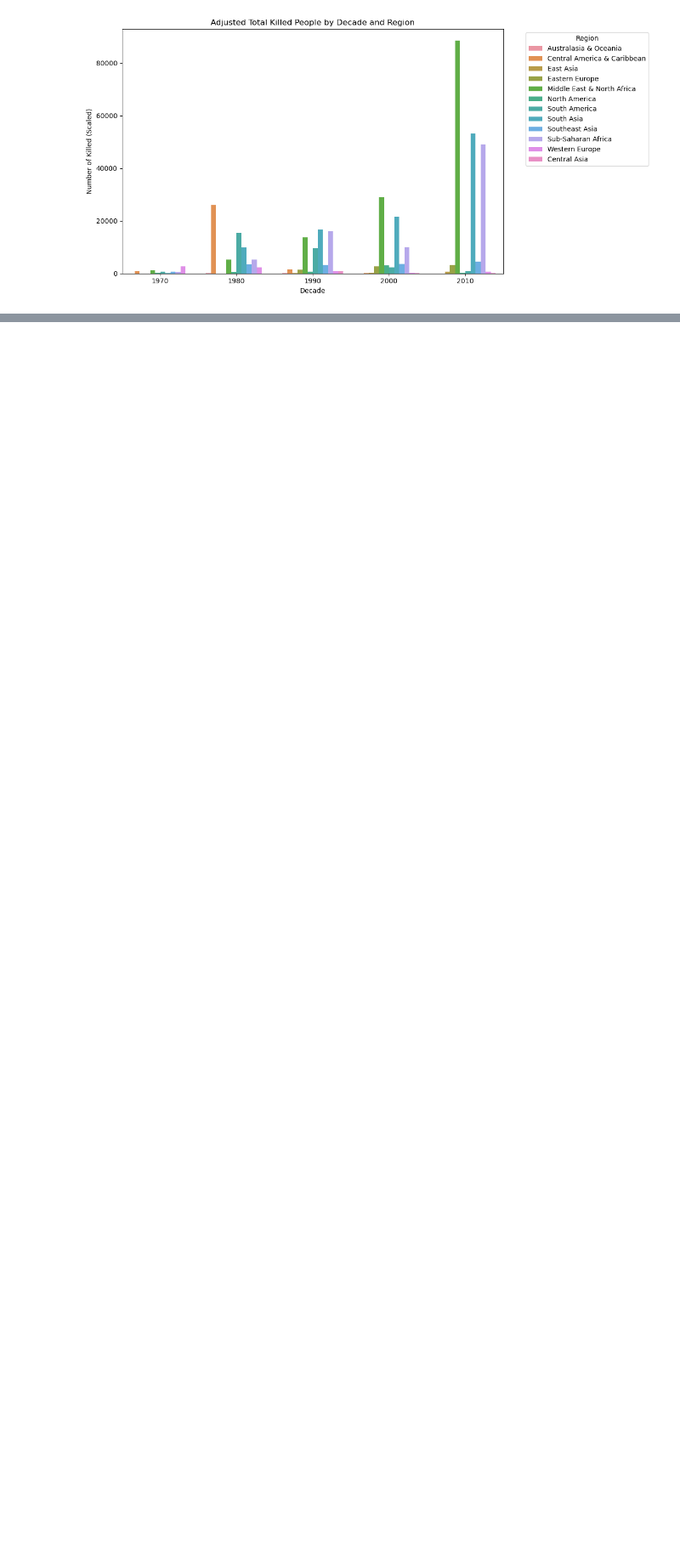
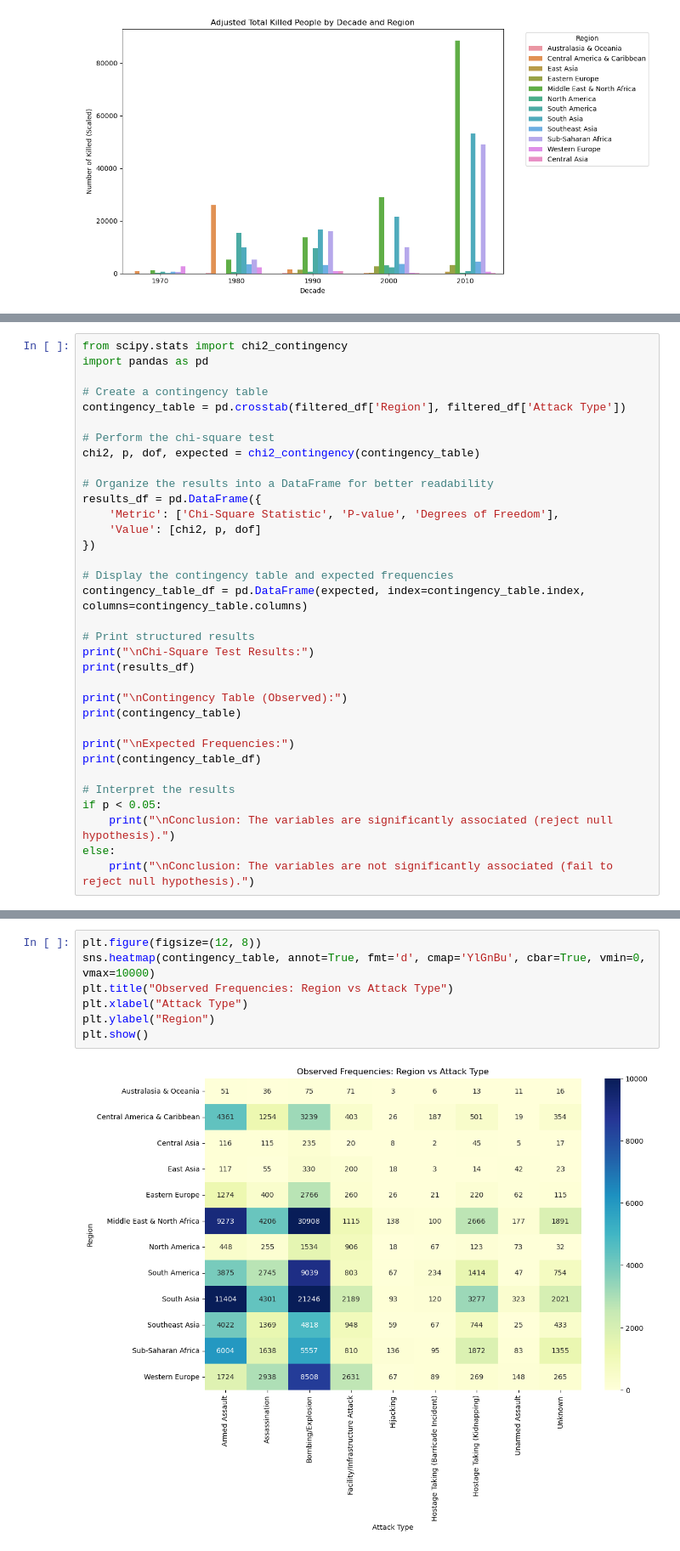
Before and after one commit to yllberisha/Global-Terrorism-Dataset-Analysis, a Jupyter notebook: preprocessing.ipynb, the cells around one changed output, grey strips where cells are left out. Shown at 85% size. Saved outputs shown, nothing was run; the diff lists cells and outputs as text; blank space fills up the shorter version.

```diff
--- a/preprocessing.ipynb
+++ b/preprocessing.ipynb
@@ -463,3 +465,37 @@ plt.suptitle('Scatter Matrix of Selected Numeric Attributes (Capped)', fontsize=
 plt.show()
 # %% [output]
 [figure]
+# %%
+from scipy.stats import chi2_contingency
+import pandas as pd
+
+# Create a contingency table
+contingency_table = pd.crosstab(filtered_df['Region'], filtered_df['Attack Type'])
+
+# Perform the chi-square test
+chi2, p, dof, expected = chi2_contingency(contingency_table)
+
+# Organize the results into a DataFrame for better readability
+results_df = pd.DataFrame({
+    'Metric': ['Chi-Square Statistic', 'P-value', 'Degrees of Freedom'],
+    'Value': [chi2, p, dof]
+})
+
+# Display the contingency table and expected frequencies
+contingency_table_df = pd.DataFrame(expected, index=contingency_table.index, columns=contingency_table.columns)
+
+# Print structured results
+print("\nChi-Square Test Results:")
+print(results_df)
+
+print("\nContingency Table (Observed):")
+print(contingency_table)
+
+print("\nExpected Frequencies:")
+print(contingency_table_df)
+
+# Interpret the results
+if p < 0.05:
+    print("\nConclusion: The variables are significantly associated (reject null hypothesis).")
+else:
+    print("\nConclusion: The variables are not significantly associated (fail to reject null hypothesis).")
@@ -465,0 +520,9 @@ plt.show()
+# %%
+plt.figure(figsize=(12, 8))
+sns.heatmap(contingency_table, annot=True, fmt='d', cmap='YlGnBu', cbar=True, vmin=0, vmax=10000)
+plt.title("Observed Frequencies: Region vs Attack Type")
+plt.xlabel("Attack Type")
+plt.ylabel("Region")
+plt.show()
+# %% [output]
+[figure, added]
```
Also changed, not shown: parts of 2 cells of this notebook.
